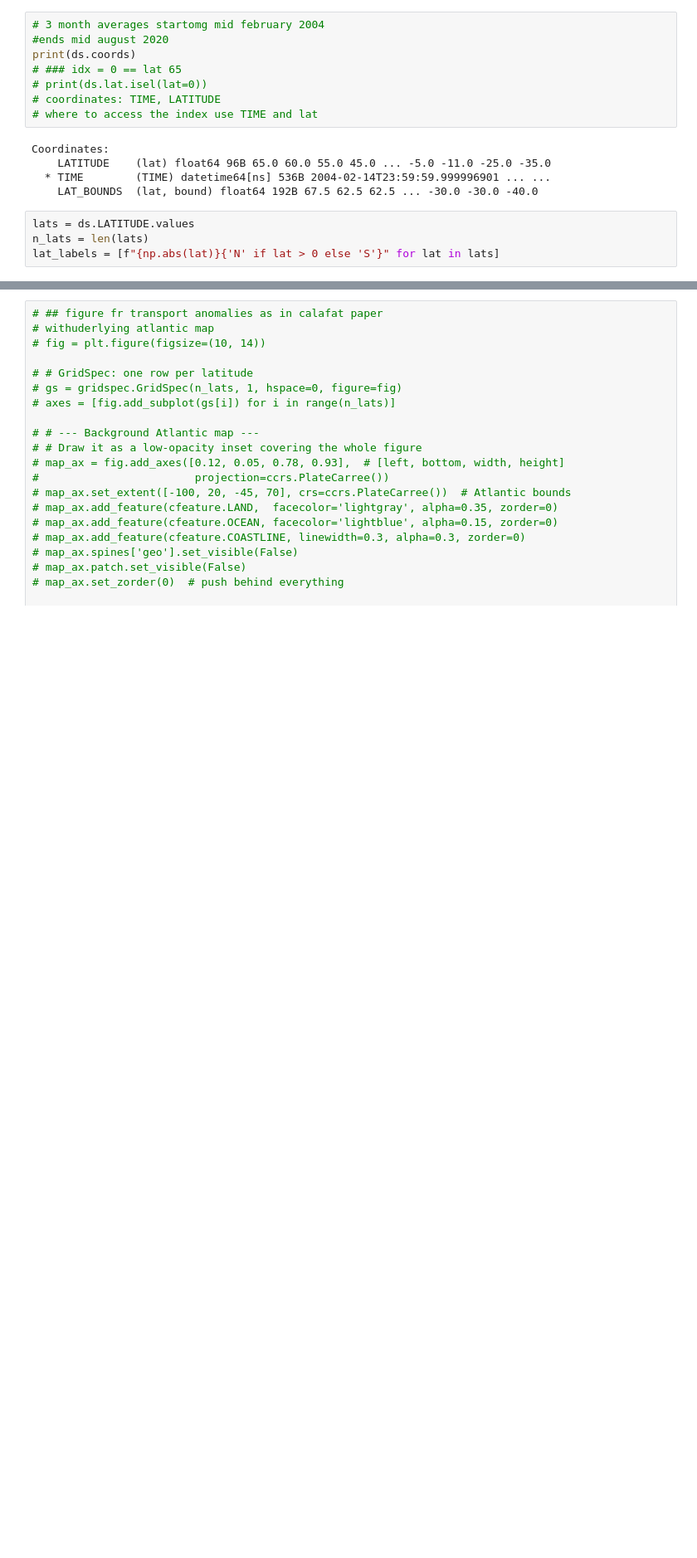
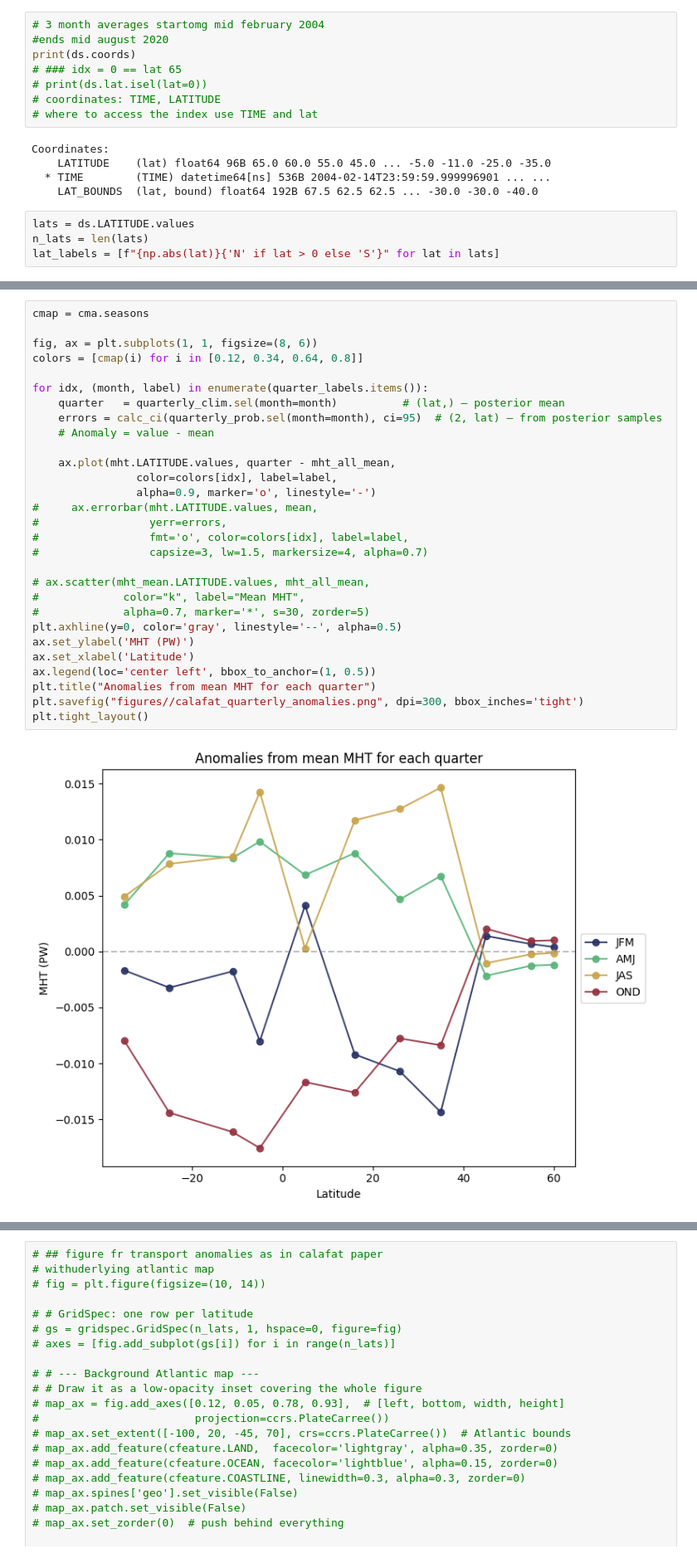
Before and after one commit to lea-dietz/masterthesis, a Jupyter notebook: coding/calafat_data.ipynb, the cells around one changed output, grey strips where cells are left out. Shown at 83% size. Drawn from its saved outputs; the diff is of its cells as text; blank space fills up the shorter version.

```diff
--- a/coding/calafat_data.ipynb
+++ b/coding/calafat_data.ipynb
@@ -302,0 +168,31 @@ plt.show()
+# %%
+cmap = cma.seasons
+
+fig, ax = plt.subplots(1, 1, figsize=(8, 6))
+colors = [cmap(i) for i in [0.12, 0.34, 0.64, 0.8]]
+
+for idx, (month, label) in enumerate(quarter_labels.items()):
+    quarter   = quarterly_clim.sel(month=month)          # (lat,) — posterior mean
+    errors = calc_ci(quarterly_prob.sel(month=month), ci=95)  # (2, lat) — from posterior samples
+    # Anomaly = value - mean
+
+    ax.plot(mht.LATITUDE.values, quarter - mht_all_mean,
+                color=colors[idx], label=label,
+                alpha=0.9, marker='o', linestyle='-')
+#     ax.errorbar(mht.LATITUDE.values, mean,
+#                 yerr=errors,
+#                 fmt='o', color=colors[idx], label=label,
+#                 capsize=3, lw=1.5, markersize=4, alpha=0.7)
+
+# ax.scatter(mht_mean.LATITUDE.values, mht_all_mean,
+#             color="k", label="Mean MHT",
+#             alpha=0.7, marker='*', s=30, zorder=5)
+plt.axhline(y=0, color='gray', linestyle='--', alpha=0.5)
+ax.set_ylabel('MHT (PW)')
+ax.set_xlabel('Latitude')
+ax.legend(loc='center left', bbox_to_anchor=(1, 0.5))
+plt.title("Anomalies from mean MHT for each quarter")
+plt.savefig("figures//calafat_quarterly_anomalies.png", dpi=300, bbox_inches='tight')
+plt.tight_layout()
+# %% [output]
+[figure, added]
```
Also changed, not shown: parts of 23 cells of this notebook, 10 other files.
